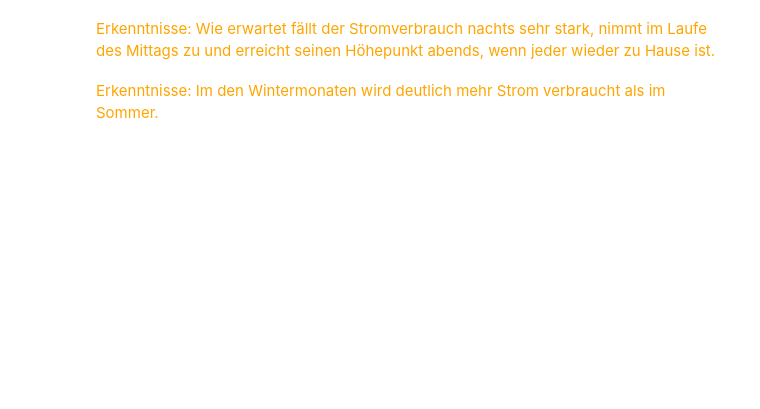
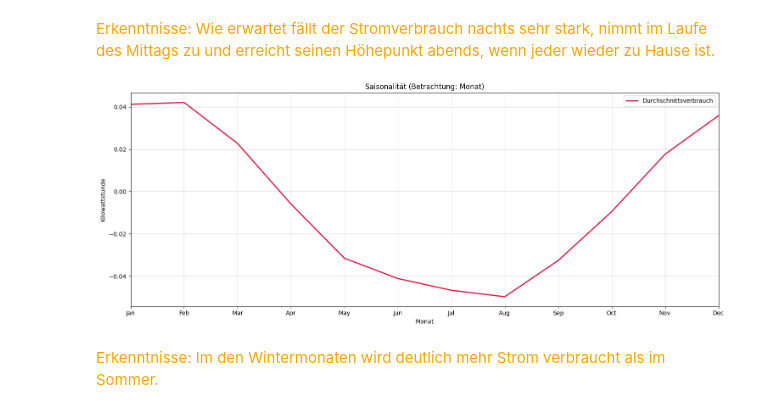
Before and after one commit to vasv1011/semester-3-projekte, a Jupyter notebook: Abgabe 1/analyse_testing.ipynb, the cells around one changed output. Drawn from its saved outputs; the diff is of its cells as text; code cells hidden in the pictures; blank space fills up the shorter version.

```diff
--- a/Abgabe 1/analyse_testing.ipynb
+++ b/Abgabe 1/analyse_testing.ipynb
@@ -152,32 +205,34 @@ Erkenntnisse: Wie erwartet fällt der Stromverbrauch nachts sehr stark, nimmt im
 # %%
 # Ergänzend
 def analyse_seasonality_year(df: pd.DataFrame) -> None:
     df_year = df.copy()
 
     # Fokus auf ein Jahr setzen
     df_year["focus"] = df_year.index.month
 
     seasonal = df_year.groupby("focus")["kwh_trendbereinigt"].mean()
 
     _, ax = plt.subplots(figsize=(15, 6))
 
-    seasonal.plot(ax=ax, color="#031E81", alpha=1, label="Durchschnittsverbrauch", linewidth=2)
+    seasonal.plot(ax=ax, color="crimson", alpha=1, label="Durchschnittsverbrauch", linewidth=2)  ##031E81 Ursprüngliche Farbe
     ax.set(
-        title="Saisonalität (Betrachtung: Jahr)",
+        title="Saisonalität (Betrachtung: Monat)",
         xlabel="Monat",
         ylabel="Kilowattstunde",
     )
     ax.set_xticks(range(1, 13))
     ax.set_xticklabels(pd.Series(range(1, 13)).map(lambda x: pd.to_datetime(x, format="%m").strftime("%b")))
     ax.grid(axis="both", alpha=0.5)
     ax.margins(x=0)
     ax.legend()
 
     plt.tight_layout()
     plt.show()
 
 
 analyse_seasonality_year(df)
+# %% [output]
+[figure, added]
 # %% [markdown]
 <font color="orange">
 Erkenntnisse: Im den Wintermonaten wird deutlich mehr Strom verbraucht als im Sommer.
```
Also changed, not shown: parts of 34 cells of this notebook, 1 other file.
